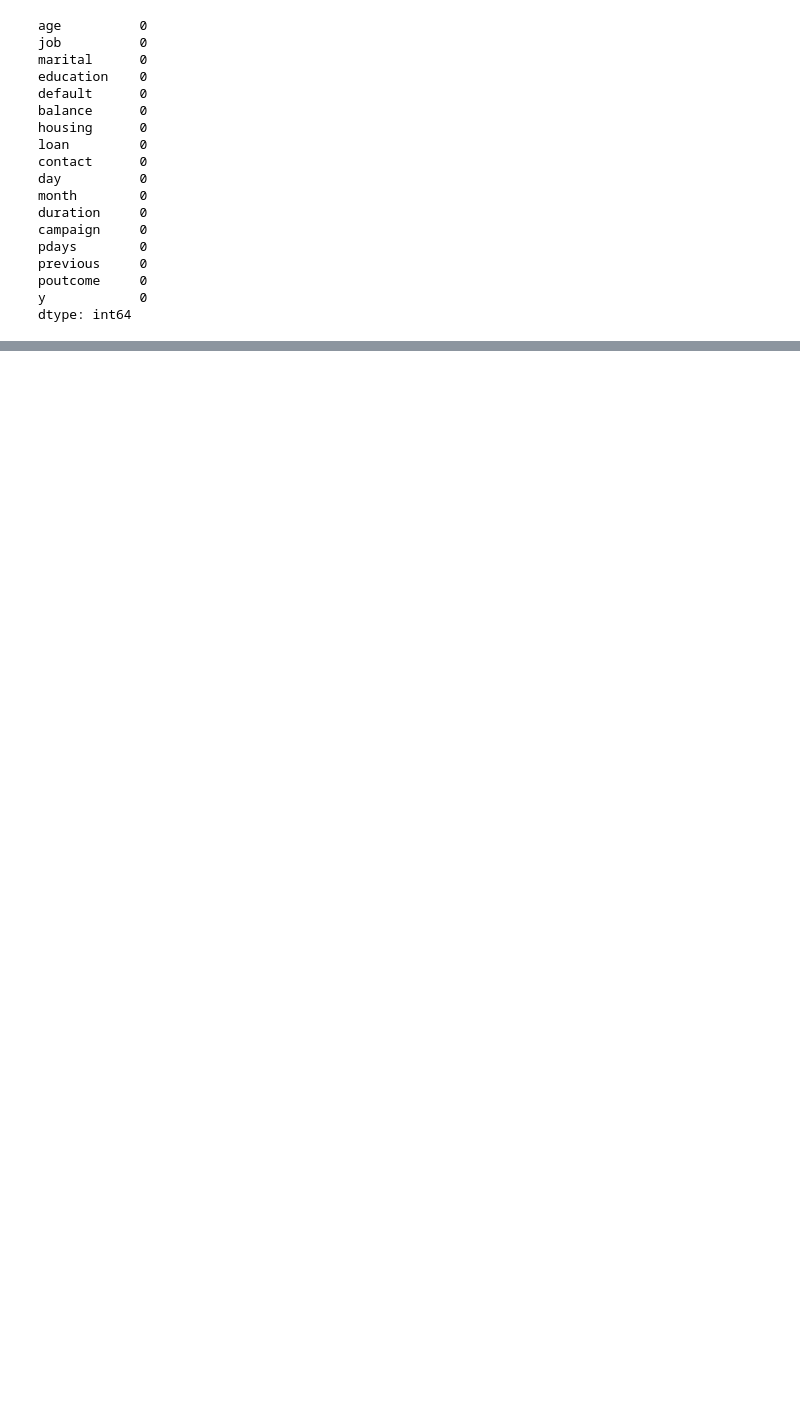
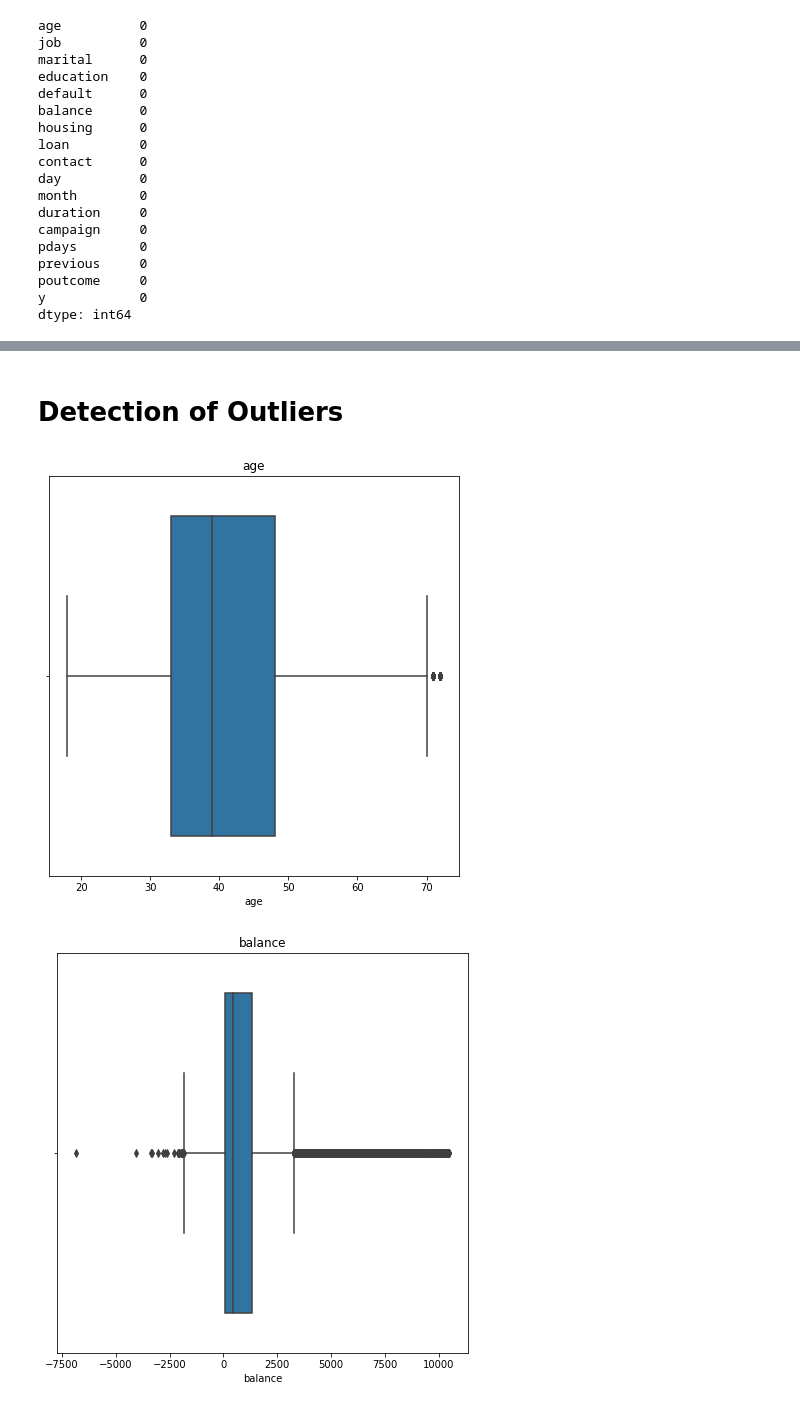
Before and after one commit to saptaksubhra/Classification-ML-Bank-Marketing-Effectiveness-Prediction, a Jupyter notebook: Bank_Marketing_Effectiveness_Prediction_Final_Notebook_Capstone_Project.ipynb, the cells around one changed output, grey strips where cells are left out. Cells and saved outputs as stored; diff of their text form; code cells hidden in the pictures; blank space fills up the shorter version.

```diff
--- a/Bank_Marketing_Effectiveness_Prediction_Final_Notebook_Capstone_Project.ipynb
+++ b/Bank_Marketing_Effectiveness_Prediction_Final_Notebook_Capstone_Project.ipynb
@@ -146,0 +229,15 @@ dtype: int64
+# %%
+# Converting 'yes' into '1' and 'no' into '0' for columns 'default', 'housing', 'loan' first.
+
+df_PortugueseBank_copy[['default', 'housing', 'loan']] = df_PortugueseBank_copy[['default', 'housing', 'loan']].replace(['yes', 'no'], ['1', '0'])
+# %%
+# Column ' month' consists of 12 months as 'Jjan', 'feb', 'mar' up to 'dec'.
+# Replacing 'jan', 'feb' and so on as '1', '2' respectively.
+
+
+df_PortugueseBank_copy['month'] = df_PortugueseBank_copy['month'].replace(['jan', 'feb', 'mar', 'apr', 'may', 'jun', 'jul', 'aug', 'sep', 'oct', 'nov', 'dec'],
+                                                                          ['1', '2', '3', '4', '5', '6', '7', '8', '9', '10', '11', '12'])
+# %%
+# And lastly replacing 'unknown' with 'other as job category or designation in 'job' column as 'unknown' will not be handful meaning as far as further analysis is concerned.
+
+df_PortugueseBank_copy['job'] = df_PortugueseBank_copy['job'].replace(['unknown'], ['other'])
@@ -146,0 +266,8 @@ dtype: int64
+# %%
+# Applying Lable Encoding on the above mentioned three columns.
+
+from sklearn.preprocessing import LabelEncoder
+Lab_Enco = LabelEncoder()
+df_PortugueseBank_copy['job'] = Lab_Enco.fit_transform(df_PortugueseBank_copy['job'])
+df_PortugueseBank_copy['education'] = Lab_Enco.fit_transform(df_PortugueseBank_copy['education'])
+df_PortugueseBank_copy['poutcome'] = Lab_Enco.fit_transform(df_PortugueseBank_copy['poutcome'])
@@ -146,0 +292,23 @@ dtype: int64
+# %% [markdown]
+# Detection of Outliers
+# %%
+# Let's detect whether some outliers are available or not in the dataset.
+
+try:
+
+  columns = df_PortugueseBank_copy[['age','balance','day','campaign','duration','pdays','previous']]
+
+  for column in columns:
+
+   n = 0
+   plt.figure(figsize = (25,25))
+   plt.subplot(3,3,1)
+   sns.boxplot(df_PortugueseBank_copy[column])
+   plt.title(column)
+   plt.show()
+   n = n + 1
+except:
+  print('The Detection of Outliers')
+# %% [output]
+[figure, added]
+[figure, added]
```
Also changed, not shown: parts of 24 cells of this notebook.
